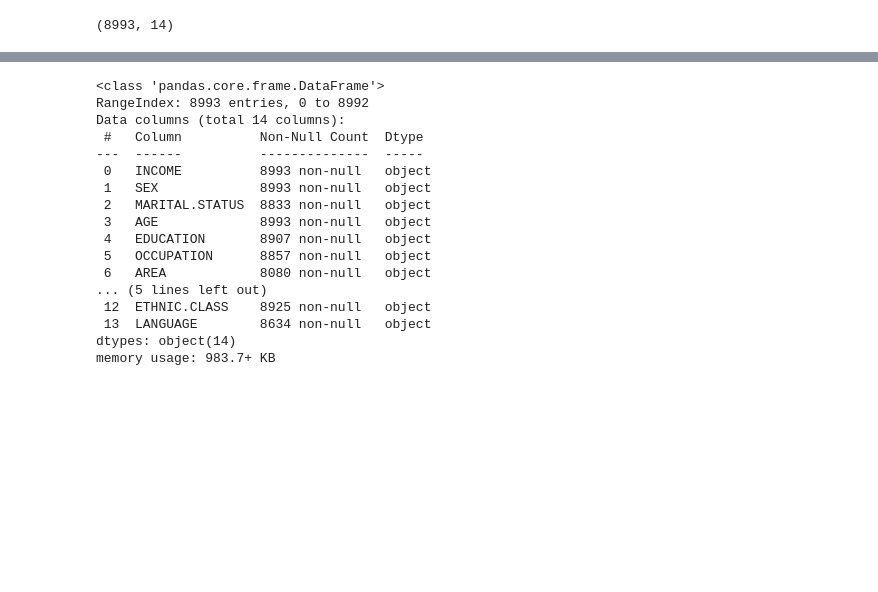
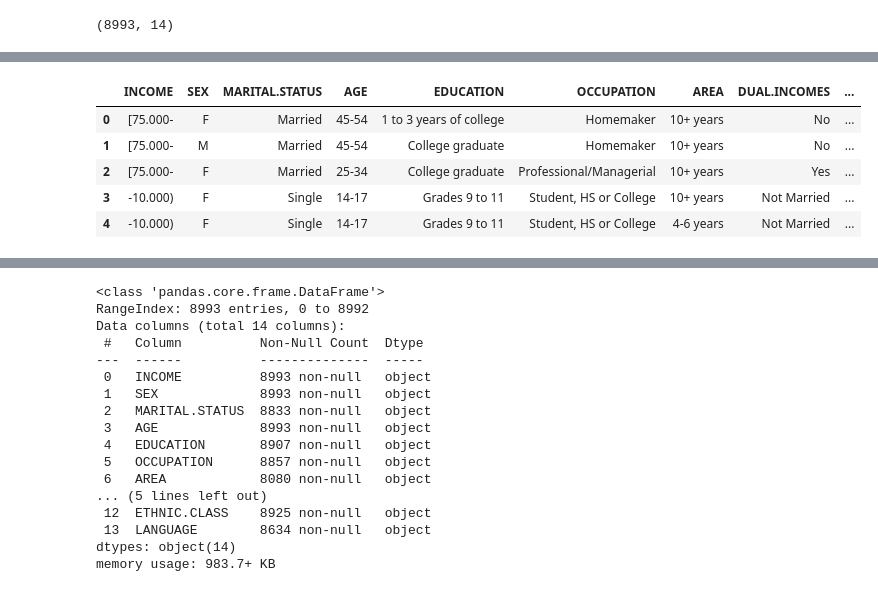
Before and after one commit to ShrutiG-24/-BCSE331L-Exploratory-Data-Analysis, a Jupyter notebook: 22BDS0298.ipynb, the cells around one changed output, grey strips where cells are left out. Cells and saved outputs as stored; diff of their text form; code cells hidden in the pictures; blank space fills up the shorter version.

```diff
--- a/22BDS0298.ipynb
+++ b/22BDS0298.ipynb
@@ -27,0 +55,9 @@ df.shape
+# %%
+df.head()
+# %% [output]
+|  | INCOME | SEX | MARITAL.STATUS | AGE | EDUCATION | OCCUPATION | AREA | DUAL.INCOMES | ... |
+| 0 | [75.000- | F | Married | 45-54 | 1 to 3 years of college | Homemaker | 10+ years | No | ... |
+| 1 | [75.000- | M | Married | 45-54 | College graduate | Homemaker | 10+ years | No | ... |
+| 2 | [75.000- | F | Married | 25-34 | College graduate | Professional/Managerial | 10+ years | Yes | ... |
+| 3 | -10.000) | F | Single | 14-17 | Grades 9 to 11 | Student, HS or College | 10+ years | Not Married | ... |
+| 4 | -10.000) | F | Single | 14-17 | Grades 9 to 11 | Student, HS or College | 4-6 years | Not Married | ... |
```
Also changed, not shown: parts of 29 cells of this notebook.
